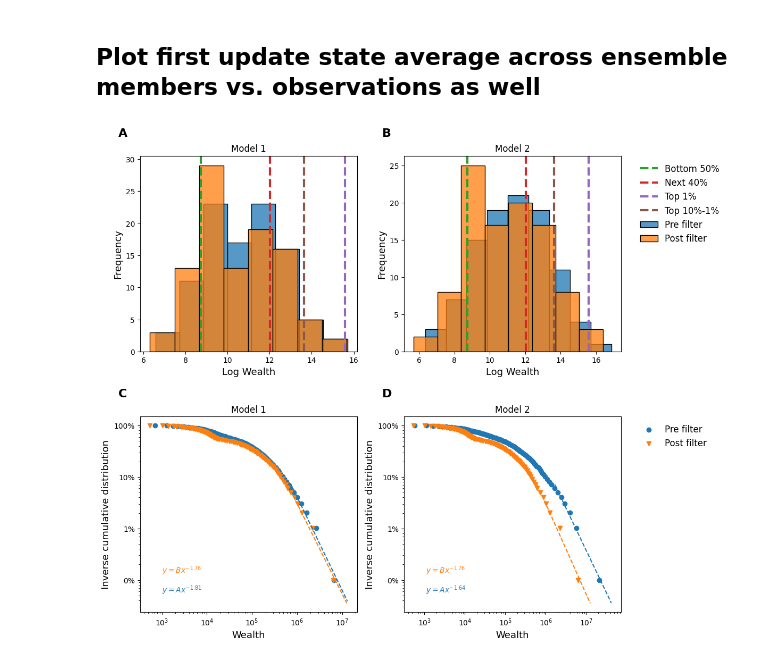
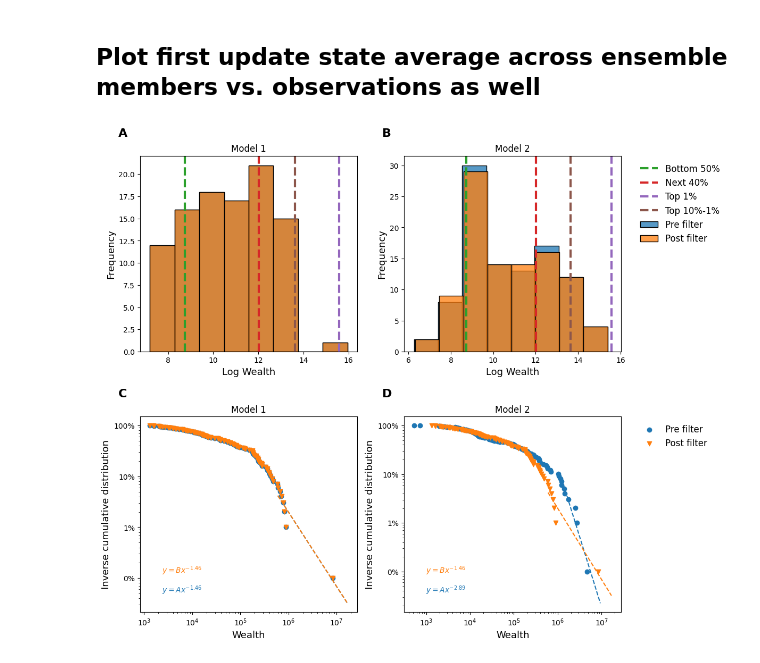
Before and after one commit to yannickoswald/real_time_ineq_abm, a Jupyter notebook: rtabm/experiment1_jupyter.ipynb, the cells around one changed output. Saved outputs shown, nothing was run; the diff lists cells and outputs as text; code cells hidden in the pictures.

```diff
--- a/rtabm/experiment1_jupyter.ipynb
+++ b/rtabm/experiment1_jupyter.ipynb
@@ -391,8 +473,8 @@ with open(os.path.join(path, 'data', 'wealth_data_for_import.csv')) as f:
 fig, ((ax1, ax2), (ax3, ax4)) = plt.subplots(2, 2, figsize=(12, 10))
 
 # First model KDE plots
-sns.histplot(result_df_avg[result_df_avg['time_step'] == 31]['log_wealth'], ax=ax1, label='Time step 31: Pre filter', color='tab:blue')
-sns.histplot(result_df_avg[result_df_avg['time_step'] == 32]['log_wealth'], ax=ax1, label='Time step 32: Post filter', color='tab:orange')
+sns.histplot(result_df_avg[result_df_avg['time_step'] == 30]['log_wealth'], ax=ax1, label='Time step 31: Pre filter', color='tab:blue')
+sns.histplot(result_df_avg[result_df_avg['time_step'] == 31]['log_wealth'], ax=ax1, label='Time step 32: Post filter', color='tab:orange')
 
 # Subset the data to the years 1990-2022
 wealth_data = wealth_data[(wealth_data['year'] >= 1990) & (wealth_data['year'] <= 2022)]
@@ -409,8 +491,8 @@ for i, (value, label, color) in enumerate(zip(wealth_data_empirical_log, empiric
     ax2.axvline(value, color=color, linestyle='--', linewidth=3, label=label)
 
 # Second model KDE plots
-sns.histplot(result_df_avg_model2[result_df_avg_model2['time_step'] == 31]['log_wealth'], ax=ax2, label='Pre filter', color='tab:blue')
-sns.histplot(result_df_avg_model2[result_df_avg_model2['time_step'] == 32]['log_wealth'], ax=ax2, label='Post filter', color='tab:orange')
+sns.histplot(result_df_avg_model2[result_df_avg_model2['time_step'] == 30]['log_wealth'], ax=ax2, label='Pre filter', color='tab:blue')
+sns.histplot(result_df_avg_model2[result_df_avg_model2['time_step'] == 31]['log_wealth'], ax=ax2, label='Post filter', color='tab:orange')
 
 # Adjust layout to fit legends outside the plots
 fig.tight_layout(rect=[0, 0, 0.85, 1])
@@ -433,8 +515,8 @@ ax3.set_title('Model 1')
 ax4.set_title('Model 2')
 
 # Plot the non log wealth as inverse cumulative distribution
-values_model1_pre_update = np.sort(result_df_avg[result_df_avg['time_step'] == 31]['average_wealth'])
-values_model1_post_update = np.sort(result_df_avg[result_df_avg['time_step'] == 32]['average_wealth'])
+values_model1_pre_update = np.sort(result_df_avg[result_df_avg['time_step'] == 30]['average_wealth'])
+values_model1_post_update = np.sort(result_df_avg[result_df_avg['time_step'] == 31]['average_wealth'])
 # make cumulative percentiles of values
 percentiles = np.linspace(0, 100, len(values_model1_pre_update))/100
 # plot the percentiles
@@ -453,8 +535,8 @@ ax3.yaxis.set_major_formatter(mtick.PercentFormatter(1.0))
 
 
 # Plot the non log wealth as inverse cumulative distribution
-values_model2_pre_update = np.sort(result_df_avg_model2[result_df_avg_model2['time_step'] == 31]['average_wealth'])
-values_model2_post_update = np.sort(result_df_avg[result_df_avg['time_step'] == 32]['average_wealth'])
+values_model2_pre_update = np.sort(result_df_avg_model2[result_df_avg_model2['time_step'] == 30]['average_wealth'])
+values_model2_post_update = np.sort(result_df_avg[result_df_avg['time_step'] == 31]['average_wealth'])
 # make cumulative percentiles of values
 percentiles = np.linspace(0, 100, len(values_model2_pre_update))/100
 
@@ -509,31 +591,31 @@ ax3.text(0.1, 0.2, f'$y = Bx^{{{slope:.2f}}}$', transform=ax3.transAxes, color='
 last7 = values_model2_pre_update[-7:]
 # last 7 percentiles
 inv_cumulative_last7 = inv_cumulative[-7:]
 # make linear fit of last7 as x and percentiles_last7 as y
 slope, intercept = np.polyfit(np.log(last7), np.log(inv_cumulative_last7), 1)
 # make power law fit with the slope and intercept
 x_dummy = np.linspace(min(last7), max(last7) * 2, 100)
 power_law = np.exp(slope*np.log(x_dummy) + intercept)
 ax4.plot(x_dummy, power_law, label='Power law fit', color='tab:blue', linestyle='--')
 # plot equation lower left corner of ax3
 ax4.text(0.1, 0.1, f'$y = Ax^{{{slope:.2f}}}$', transform=ax4.transAxes, color='tab:blue')
 
 
 # do fit for the  values_model2_post_update
 last7 = values_model2_post_update[-7:]
 # last 7 percentiles
 inv_cumulative_last7 = inv_cumulative[-7:]
 # make linear fit of last7 as x and percentiles_last7 as y
 slope, intercept = np.polyfit(np.log(last7), np.log(inv_cumulative_last7), 1)
 # make power law fit with the slope and intercept
 x_dummy = np.linspace(min(last7), max(last7) * 2, 100)
 power_law = np.exp(slope*np.log(x_dummy) + intercept)
 ax4.plot(x_dummy, power_law, label='Power law fit', color='tab:orange', linestyle='--')
 # plot equation lower left corner of ax4
 ax4.text(0.1, 0.2, f'$y = Bx^{{{slope:.2f}}}$', transform=ax4.transAxes, color='tab:orange')
 
 plt.tight_layout()
 
 plt.savefig('fig5.png', dpi=300)
 # %% [output]
-[figure, old version]
+[figure, new version]
```
Also changed, not shown: parts of 6 cells of this notebook, 6 other files.
